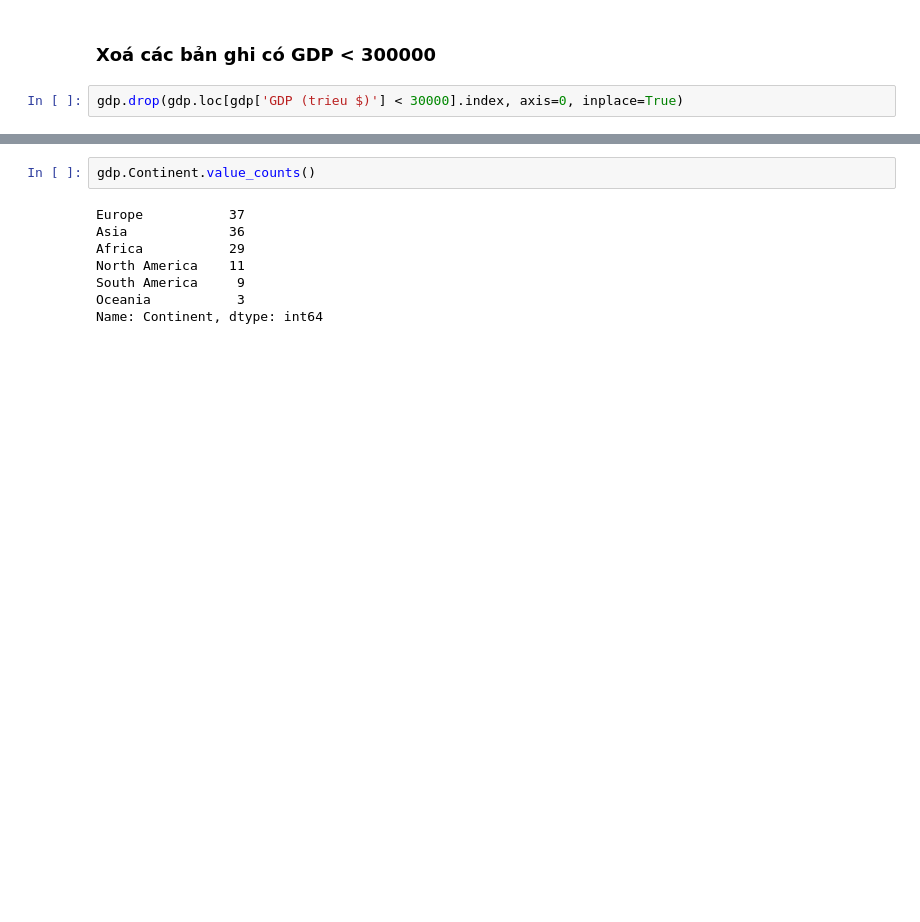
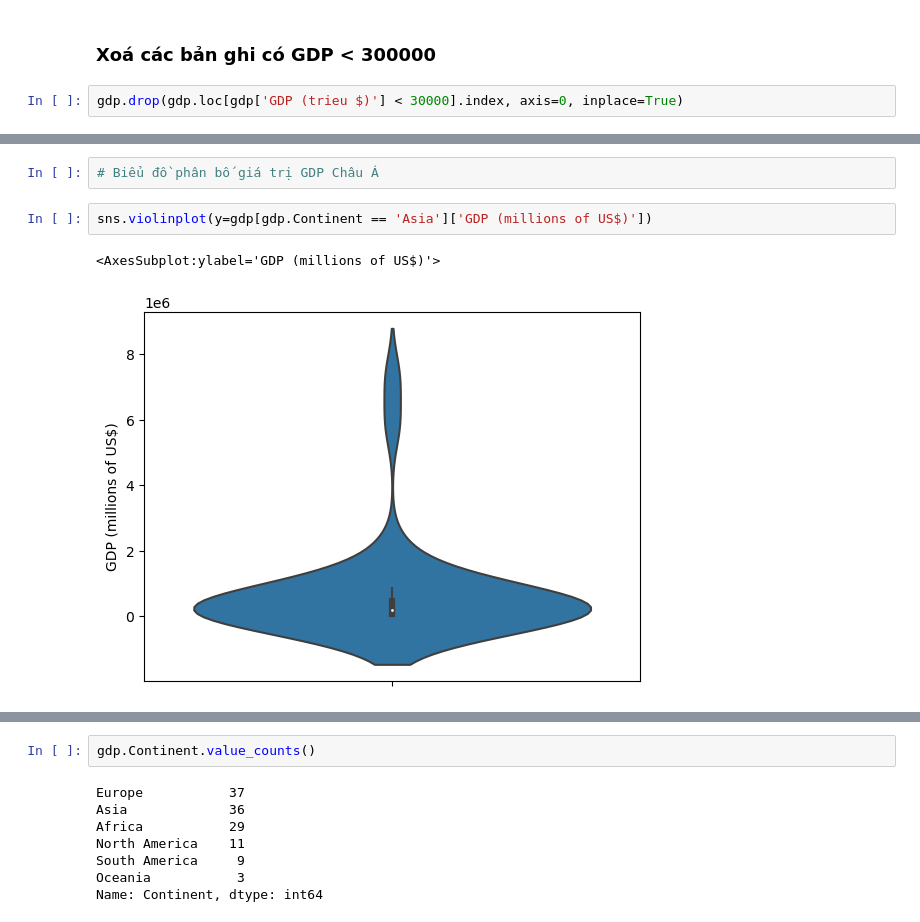
Before and after one commit to Lcutiev/DataCamp, a Jupyter notebook: GPD List.ipynb, the cells around one changed output, grey strips where cells are left out. Drawn from its saved outputs; the diff is of its cells as text; blank space fills up the shorter version.

```diff
--- a/GPD List.ipynb
+++ b/GPD List.ipynb
@@ -355,0 +316,7 @@ gdp['GDP (millions of US$)'].median()
+# %%
+# Biểu đồ phân bố giá trị GDP Châu Á
+# %%
+sns.violinplot(y=gdp[gdp.Continent == 'Asia']['GDP (millions of US$)'])
+# %% [output]
+<AxesSubplot:ylabel='GDP (millions of US$)'>
+[figure, added]
```
Also changed, not shown: parts of 38 cells of this notebook, 8 other files.
